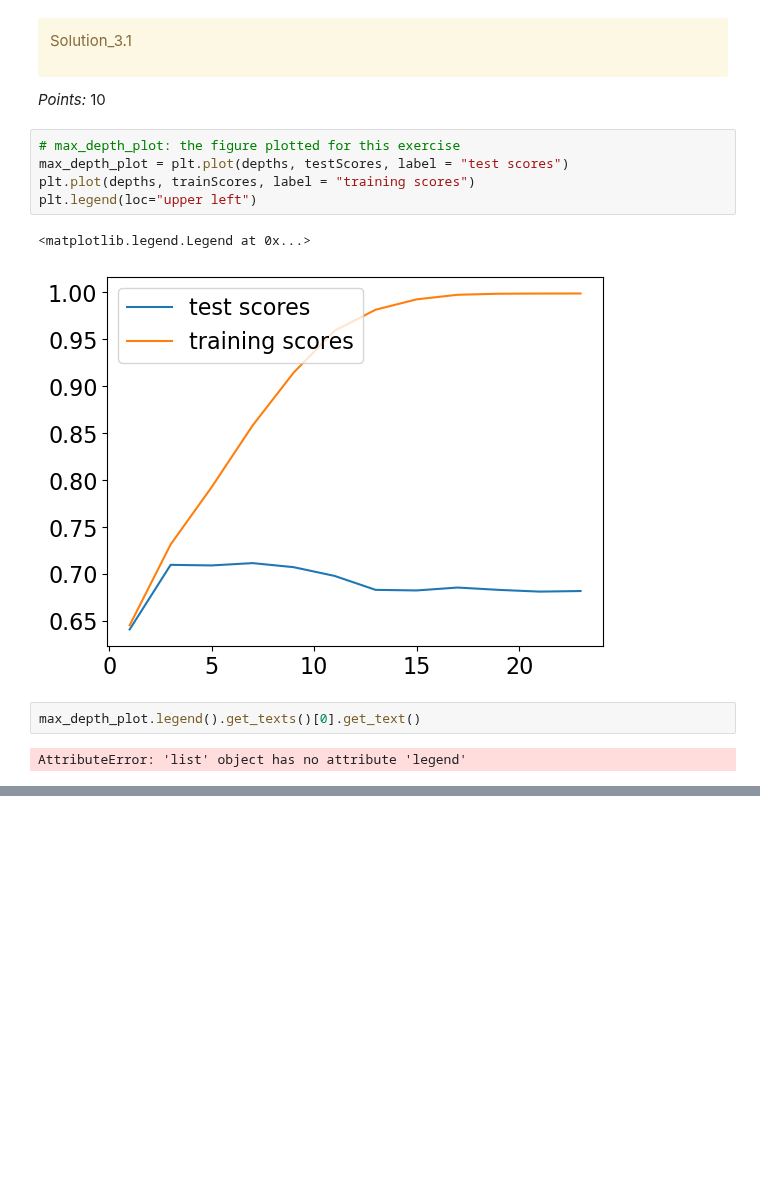
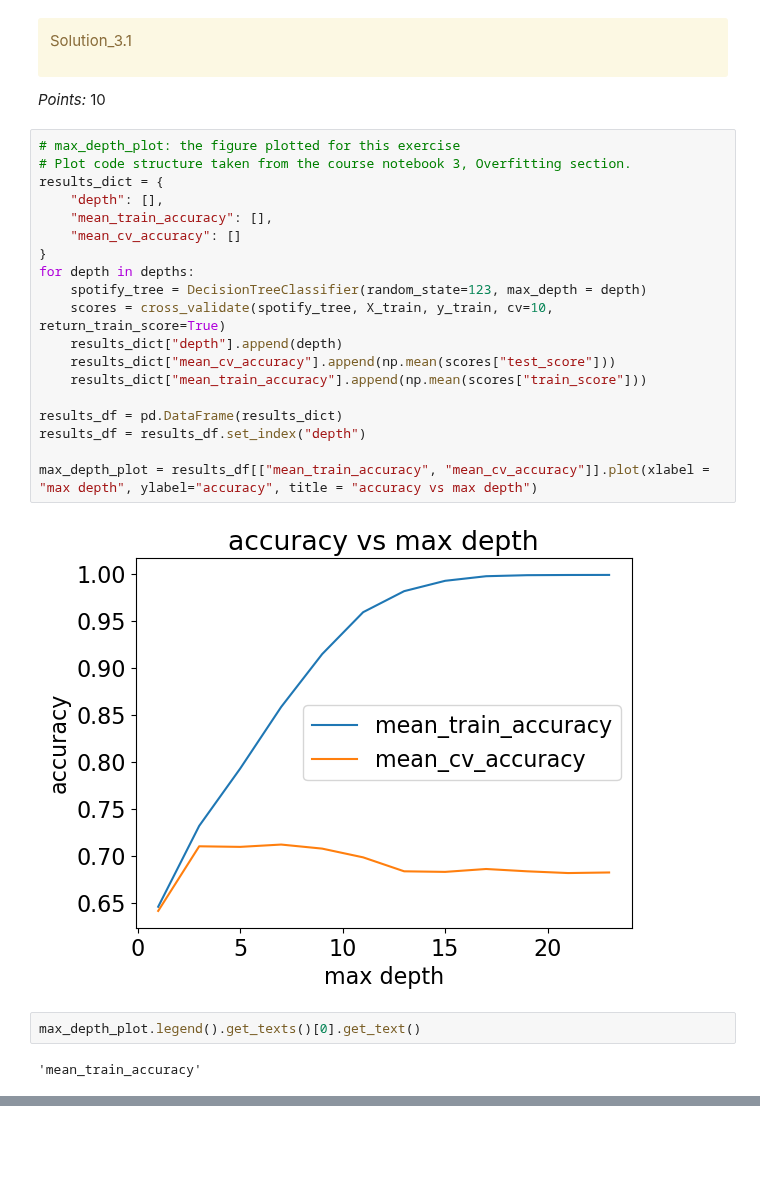
Before and after one commit to BradPeng/cpsc330-2023s, a Jupyter notebook: hw/hw2/hw2.ipynb, the cells around one changed output, grey strips where cells are left out. Saved outputs shown, nothing was run; the diff lists cells and outputs as text; blank space fills up the shorter version.

```diff
--- a/hw/hw2/hw2.ipynb
+++ b/hw/hw2/hw2.ipynb
@@ -499,18 +512,31 @@ Solution_3.1
 </div>
 
 _Points:_ 10
-# %%
-# max_depth_plot: the figure plotted for this exercise
-max_depth_plot = plt.plot(depths, testScores, label = "test scores")
-plt.plot(depths, trainScores, label = "training scores")
-plt.legend(loc="upper left")
-# %% [output]
-<matplotlib.legend.Legend at 0x...>
-[figure, removed]
+# %%
+# max_depth_plot: the figure plotted for this exercise
+# Plot code structure taken from the course notebook 3, Overfitting section.
+results_dict = {
+    "depth": [],
+    "mean_train_accuracy": [],
+    "mean_cv_accuracy": []
+}
+for depth in depths:
+    spotify_tree = DecisionTreeClassifier(random_state=123, max_depth = depth)
+    scores = cross_validate(spotify_tree, X_train, y_train, cv=10, return_train_score=True)
+    results_dict["depth"].append(depth)
+    results_dict["mean_cv_accuracy"].append(np.mean(scores["test_score"]))
+    results_dict["mean_train_accuracy"].append(np.mean(scores["train_score"]))
+
+results_df = pd.DataFrame(results_dict)
+results_df = results_df.set_index("depth")
+
+max_depth_plot = results_df[["mean_train_accuracy", "mean_cv_accuracy"]].plot(xlabel = "max depth", ylabel="accuracy", title = "accuracy vs max depth")
+# %% [output]
+[figure, added]
 # %%
 max_depth_plot.legend().get_texts()[0].get_text()
 # %% [output]
-AttributeError: 'list' object has no attribute 'legend'
+'mean_train_accuracy'
 # %%
 grader.check("q3.1")
 # %% [output]
```
Also changed, not shown: parts of 15 cells of this notebook, 1 other file.
